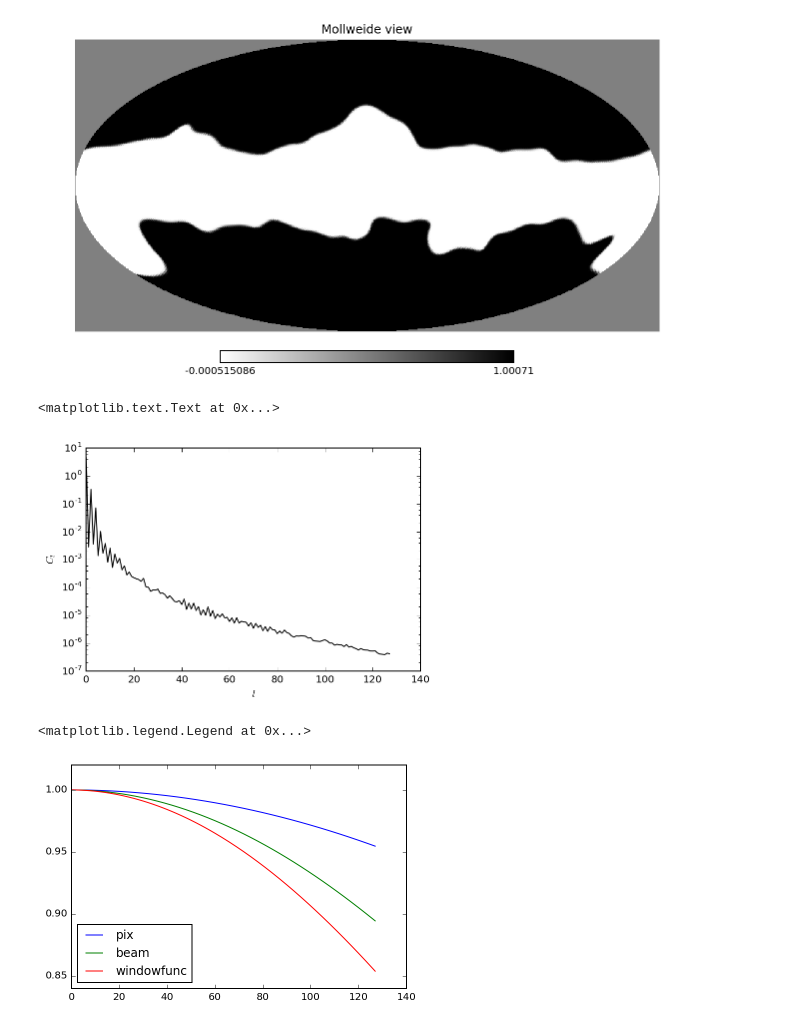
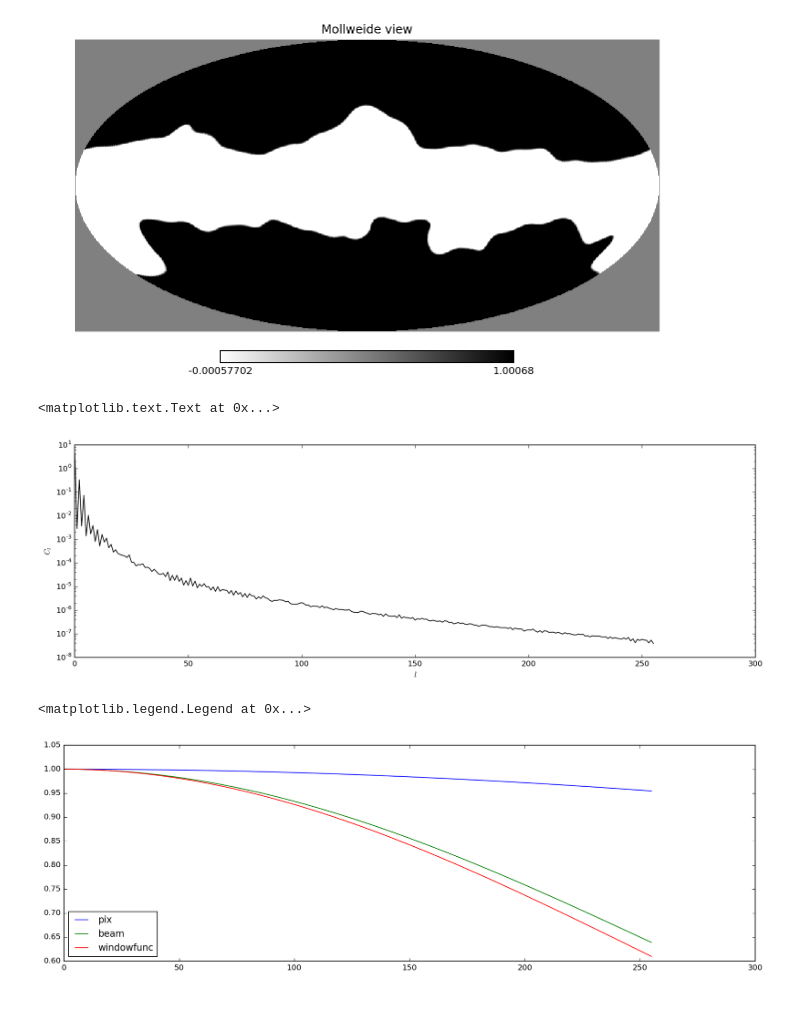
Before and after one commit to DanielLenz/powerspectrum_master, a Jupyter notebook: deconvolution.ipynb, the cells around one changed output. Cells and saved outputs as stored; diff of their text form; code cells hidden in the pictures.

```diff
--- a/deconvolution.ipynb
+++ b/deconvolution.ipynb
@@ -17,6 +20,6 @@ from src import core as cr
 from src import this_project as P
 # %%
-NSIDE = 128
+NSIDE = 256
 NPIX = hp.nside2npix(NSIDE)
 LMAX = NSIDE
 BEAMSIZE = 0.5
@@ -48,7 +51,7 @@ Sigma is 0.000000 arcmin (0.000000 rad)
 # %%
 full_mask = fits.getdata('/Users/dlenz/projects/planck/mask_galplane_2048.hpx.fits')
 mask = hp.ud_grade(full_mask['GAL060'].astype(np.float32), NSIDE, order_in='nest', order_out='ring')
-mask = hp.smoothing(mask, fwhm=np.deg2rad(1.), iter=1, verbose=False)
+mask = hp.smoothing(mask, fwhm=np.deg2rad(0.5), iter=1, verbose=False)
 # %%
 hp.mollview(mask, cmap=P.CMAP_GREY)
 # %% [output]
@@ -58,8 +59,12 @@ cl_mask = hp.anafast(mask, lmax=LMAX-1)
+# %%
+pse = PSE(random_field, mask=mask, lmax=LMAX, beam=BEAMSIZE)
+pse.set_bins(nbins=25)
 # %%
-pl.plot(cl_mask, c='k')
+pl.figure(figsize=(16, 5))
+pl.plot(pse.cl_mask, c='k')
 pl.yscale('log')
 pl.xlabel(r'$l$')
 pl.ylabel(r'$C_l$')
 # %% [output]
 <matplotlib.text.Text at 0x...>
-[figure, old version]
+[figure, new version]
@@ -70,8 +71,9 @@ windowfunc = pixfunc * beamfunc
 # %%
-pl.plot(pixfunc, label='pix')
-pl.plot(beamfunc, label='beam')
-pl.plot(windowfunc, label='windowfunc')
+pl.figure(figsize=(16, 5))
+pl.plot(pse.pixfunc, label='pix')
+pl.plot(pse.beamfunc, label='beam')
+pl.plot(pse.windowfunc, label='windowfunc')
 pl.legend(loc='lower left')
 # %% [output]
 <matplotlib.legend.Legend at 0x...>
-[figure, old version]
+[figure, new version]
```
Also changed, not shown: parts of 17 cells of this notebook, 4 other files.
